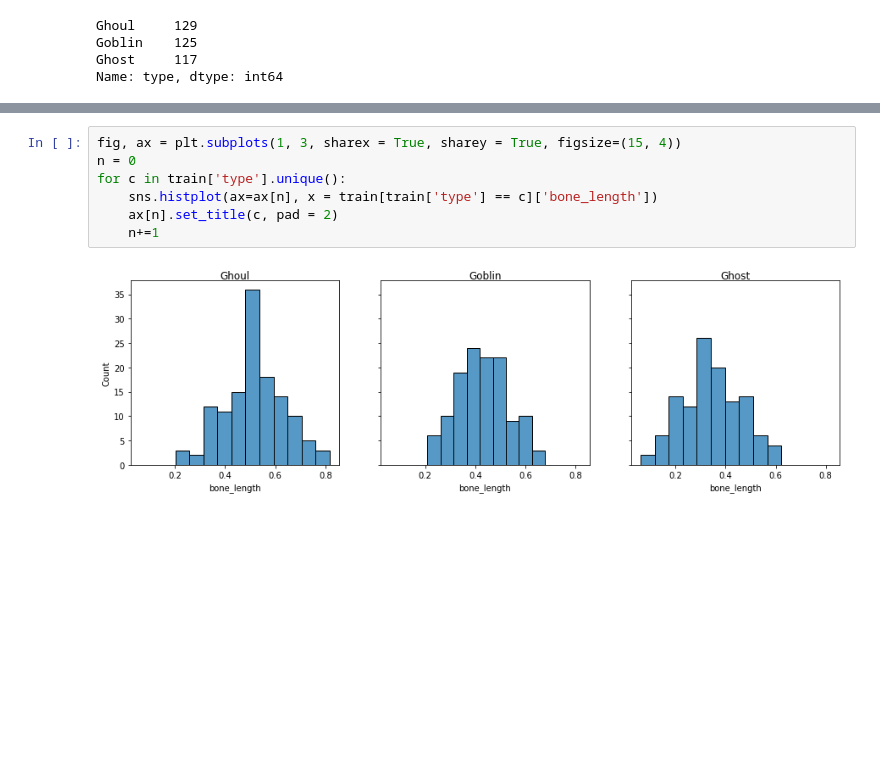
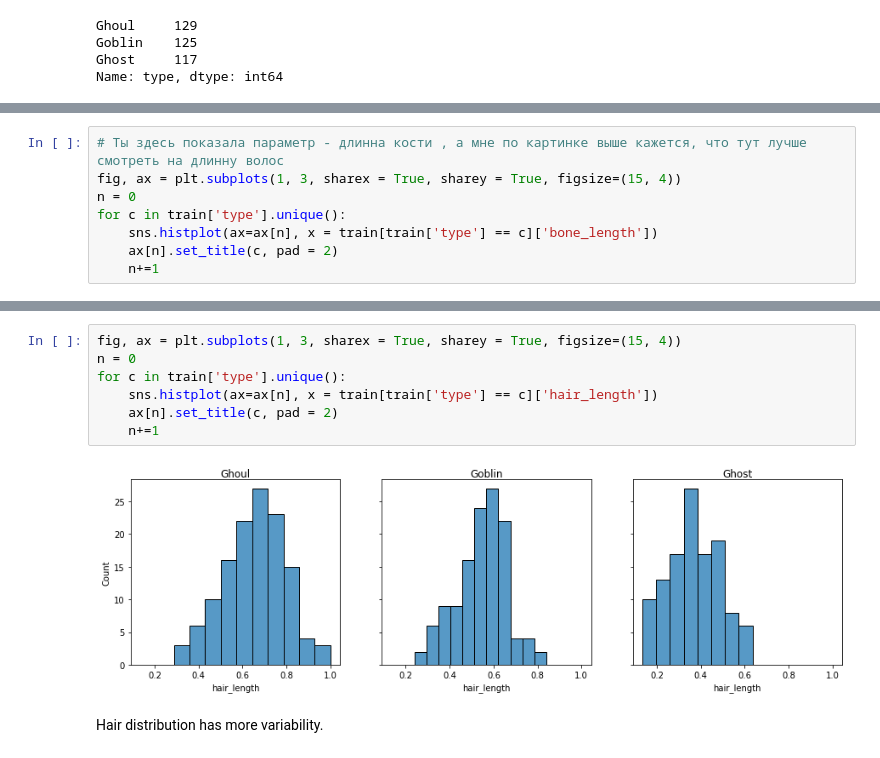
Before and after one commit to Lisstrange/Mini-examples, a Jupyter notebook: ghosts.ipynb, the cells around one changed output, grey strips where cells are left out. Saved outputs shown, nothing was run; the diff lists cells and outputs as text; blank space fills up the shorter version.

```diff
--- a/ghosts.ipynb
+++ b/ghosts.ipynb
@@ -174,2 +202,10 @@ for c in train.iloc[:, 1:-2].columns:
 # %% [output]
 [figure]
+# %%
+# Ты здесь показала параметр - длинна кости , а мне по картинке выше кажется, что тут лучше смотреть на длинну волос
+fig, ax = plt.subplots(1, 3, sharex = True, sharey = True, figsize=(15, 4))
+n = 0
+for c in train['type'].unique():
+    sns.histplot(ax=ax[n], x = train[train['type'] == c]['bone_length'])
+    ax[n].set_title(c, pad = 2)
+    n+=1
@@ -176,12 +214,14 @@ for c in train.iloc[:, 1:-2].columns:
 # %%
 fig, ax = plt.subplots(1, 3, sharex = True, sharey = True, figsize=(15, 4))
 n = 0
 for c in train['type'].unique():
-    sns.histplot(ax=ax[n], x = train[train['type'] == c]['bone_length'])
+    sns.histplot(ax=ax[n], x = train[train['type'] == c]['hair_length'])
     ax[n].set_title(c, pad = 2)
     n+=1
 # %% [output]
-[figure, old version]
+[figure, new version]
+# %% [markdown]
+Hair distribution has more variability.
 # %%
 ax = sns.distplot(train[train["type"] == 'Ghost'].iloc[:, 1:5] , color="blue", hist=False, label="Ghost")
 ax = sns.distplot(train[train["type"] == 'Ghoul'].iloc[:, 1:5] , color="red", hist=False, label="Ghoul")
```
Also changed, not shown: parts of 24 cells of this notebook.
